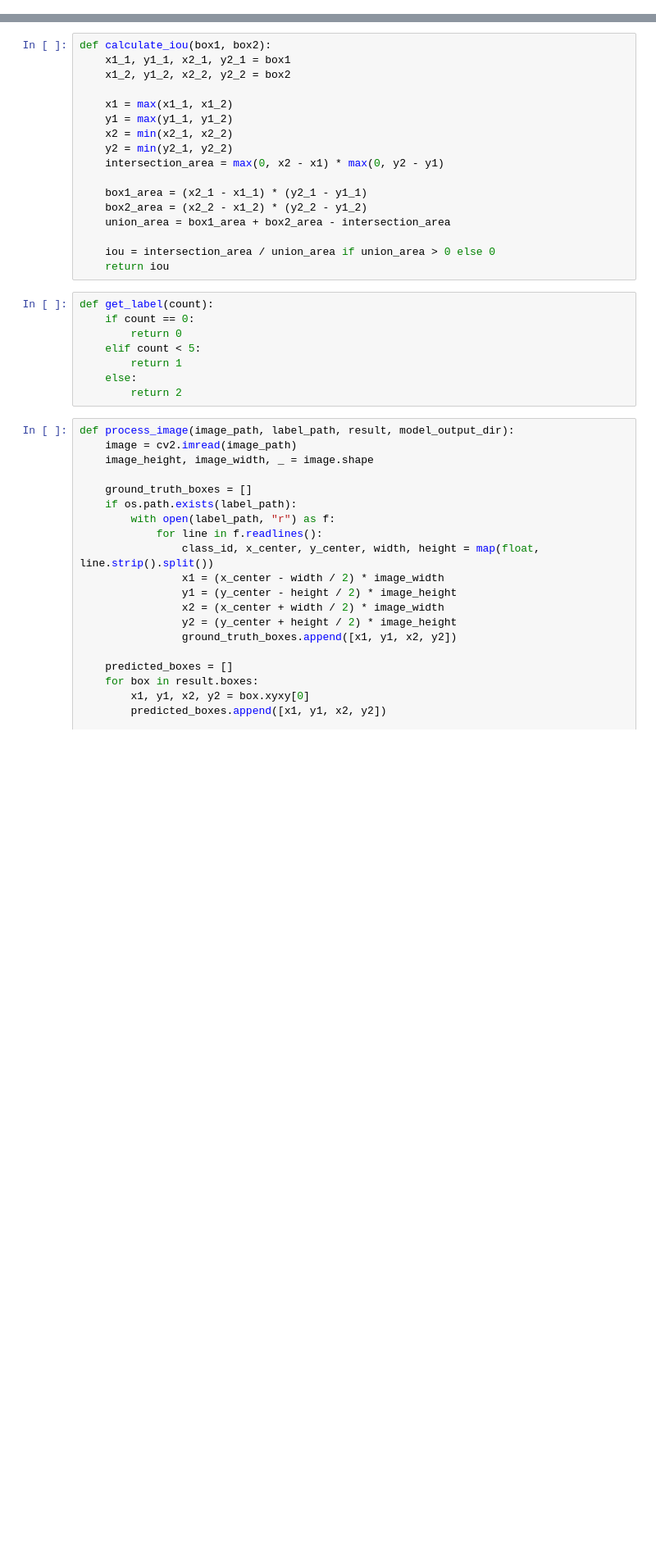
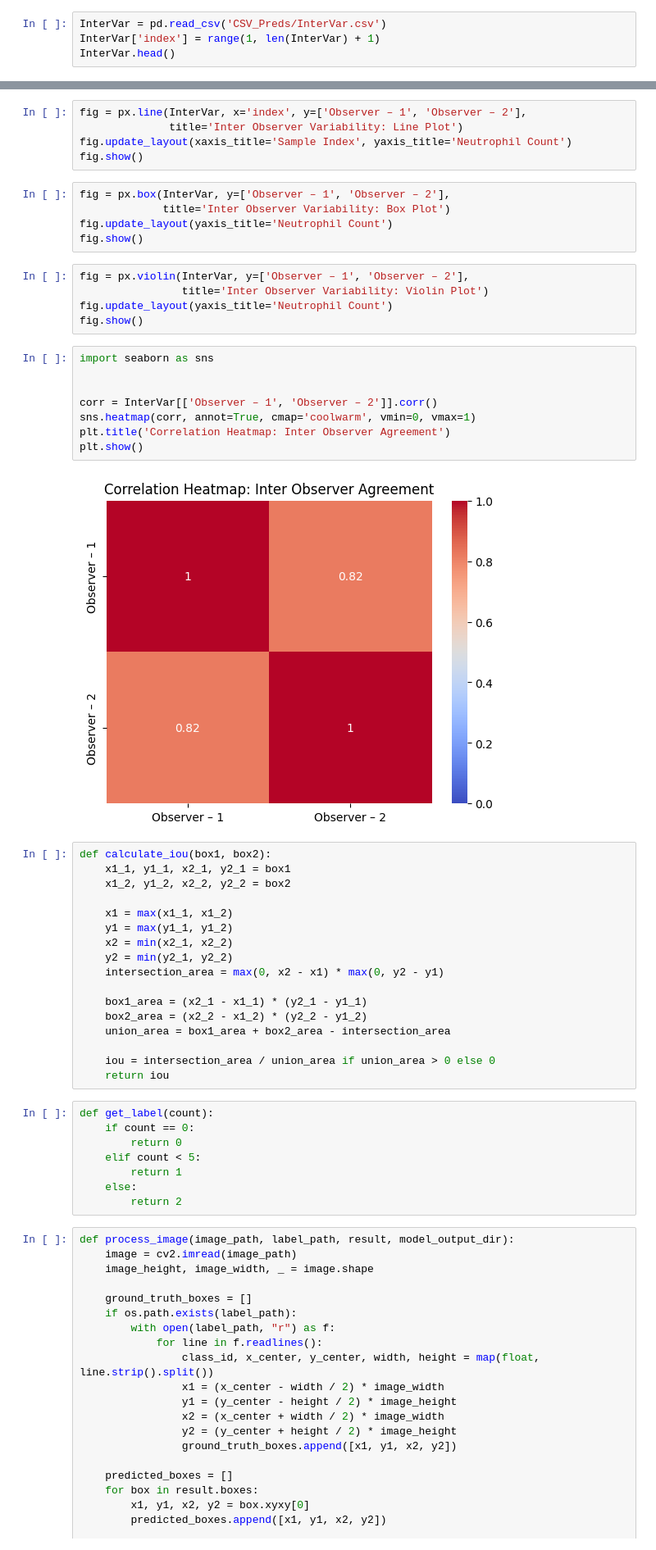
Before and after one commit to merlab/LungHistoNet, a Jupyter notebook: Eval/eval.ipynb, the cells around one changed output, grey strips where cells are left out. Shown at 82% size. Drawn from its saved outputs; the diff is of its cells as text; blank space fills up the shorter version.

Commit message:
Inter Observer Var

```diff
--- a/Eval/eval.ipynb
+++ b/Eval/eval.ipynb
@@ -11,0 +16,4 @@ from functools import partial
+# %%
+InterVar = pd.read_csv('CSV_Preds/InterVar.csv')
+InterVar['index'] = range(1, len(InterVar) + 1)
+InterVar.head()
@@ -12,3 +38,28 @@ from functools import partial
+# %%
+fig = px.line(InterVar, x='index', y=['Observer – 1', 'Observer – 2'],
+              title='Inter Observer Variability: Line Plot')
+fig.update_layout(xaxis_title='Sample Index', yaxis_title='Neutrophil Count')
+fig.show()
+# %%
+fig = px.box(InterVar, y=['Observer – 1', 'Observer – 2'],
+             title='Inter Observer Variability: Box Plot')
+fig.update_layout(yaxis_title='Neutrophil Count')
+fig.show()
+# %%
+fig = px.violin(InterVar, y=['Observer – 1', 'Observer – 2'],
+                title='Inter Observer Variability: Violin Plot')
+fig.update_layout(yaxis_title='Neutrophil Count')
+fig.show()
+# %%
+import seaborn as sns
+
+
+corr = InterVar[['Observer – 1', 'Observer – 2']].corr()
+sns.heatmap(corr, annot=True, cmap='coolwarm', vmin=0, vmax=1)
+plt.title('Correlation Heatmap: Inter Observer Agreement')
+plt.show()
+# %% [output]
+[figure, added]
 # %%
 def calculate_iou(box1, box2):
     x1_1, y1_1, x2_1, y2_1 = box1
```
Also changed, not shown: parts of 7 cells of this notebook, 2 other files.
